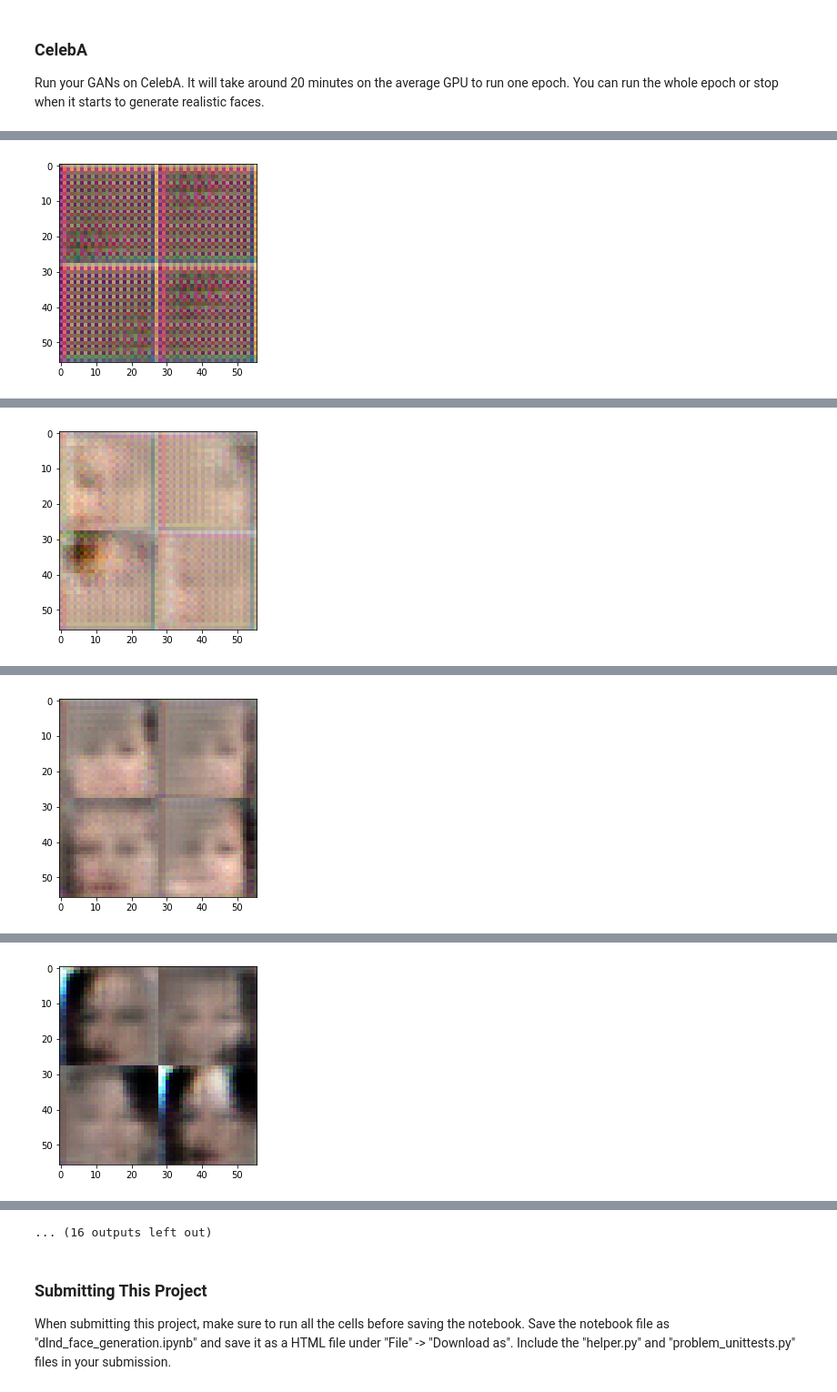
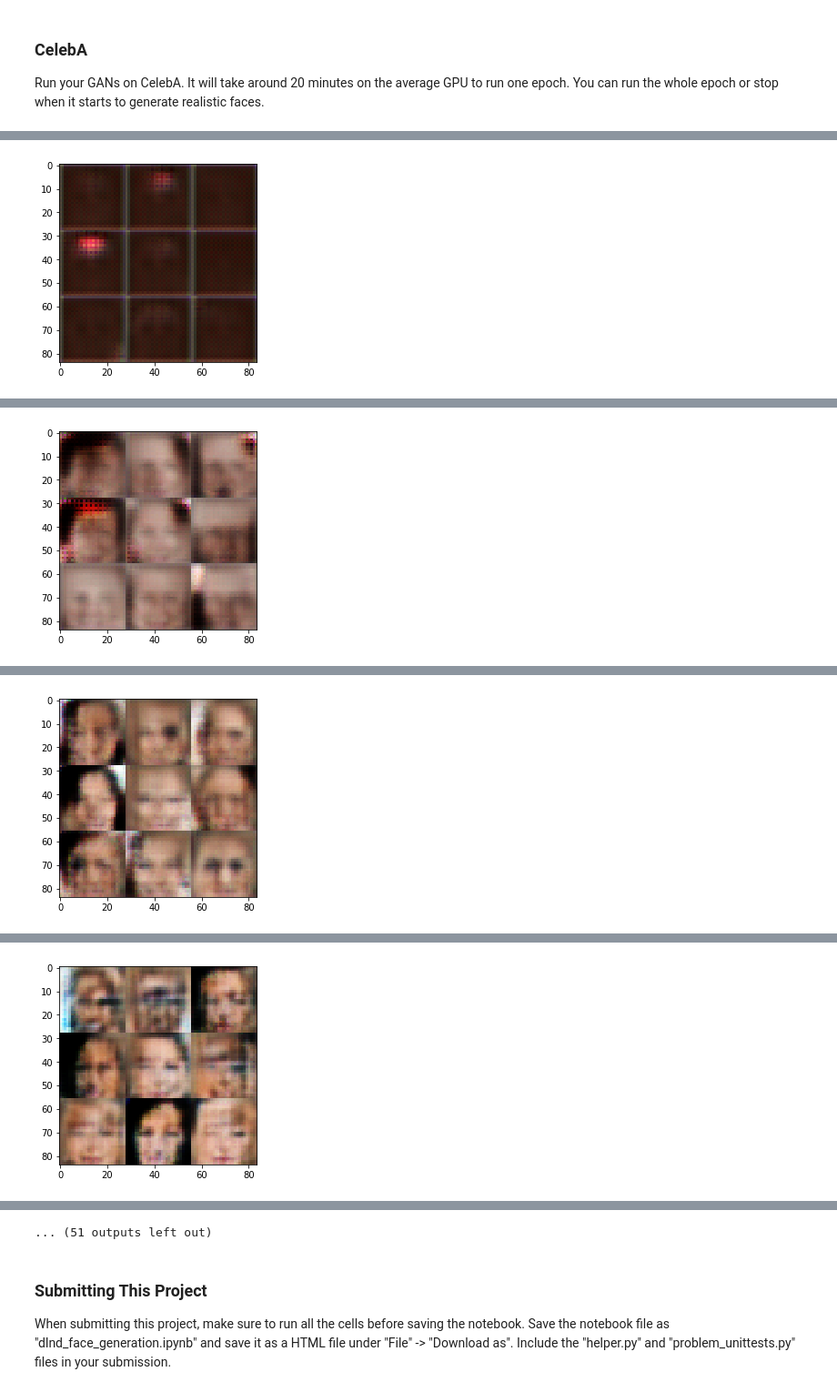
Before and after one commit to mikeacre/dlnd_p5, a Jupyter notebook: dlnd_face_generation.ipynb, the cells around one changed output, grey strips where cells are left out. Shown at 91% size. Cells and saved outputs as stored; diff of their text form; code cells hidden in the pictures.

```diff
--- a/dlnd_face_generation.ipynb
+++ b/dlnd_face_generation.ipynb
@@ -149,16 +149,14 @@ def discriminator(images, reuse=False):
 
     # Set Alpha for relu
     alpha = 0.1
-    print(images[0].shape)
     with tf.variable_scope('discriminator', reuse=reuse):
         #input layer is 28x28xdim (1 or 3)
         n1 = tf.tanh(images)
-        c1 = tf.layers.conv2d(n1, 128, 6, strides=2, padding='same')
+        c1 = tf.layers.conv2d(n1, 128, 5, strides=2, padding='same')
         o1 = tf.maximum(alpha * c1, c1)
-        d1 = tf.nn.dropout(o1, 0.9)
         #oupt 14x14x128
 
-        c2 = tf.layers.conv2d(d1, 256, 3, strides=2, padding='same')
+        c2 = tf.layers.conv2d(o1, 256, 5, strides=2, padding='same')
         b2 = tf.layers.batch_normalization(c2)
         o2 = tf.maximum(alpha * b2, b2)
         #output = 7x7x256
@@ -213,7 +209,7 @@ def generator(z, output_dim, is_train=True):
         o4 = tf.layers.conv2d_transpose(o3, output_dim, 5, strides=1, padding='same')
         ## 28 x 28 x out dim
 
-        #d4 = tf.nn.dropout(o4, 0.9)
+        d4 = tf.nn.dropout(o4, 0.5)
         out = tf.tanh(o4)
 
 
@@ -364,6 +358,7 @@ def train(epoch_count, batch_size, z_dim, learning_rate, beta1, get_batches, dat
         sess.run(tf.global_variables_initializer())
         for epoch_i in range(epoch_count):
             for batch_images in get_batches(batch_size):
+                batch_images = batch_images * 1.8
                 # TODO: Train Model
                 steps += 1
                 batch_z = np.random.uniform(-1, 1, size=(batch_size, z_dim))
@@ -382,9 +377,9 @@ def train(epoch_count, batch_size, z_dim, learning_rate, beta1, get_batches, dat
                     # Save losses to view after training
 
                 if steps % 100 == 0:
-                    show_generator_output(sess, 5, z_data, z, data_image_mode)
+                    show_generator_output(sess, 10, z_data, z, data_image_mode)
 
-            show_generator_output(sess, 5, z_data, z, data_image_mode)
+            show_generator_output(sess, 10, z_data, z, data_image_mode)
 # %% [markdown]
 ### MNIST
 Test your GANs architecture on MNIST.  After 2 epochs, the GANs should be able to generate images that look like handwritten digits.  Make sure the loss of the generator is lower than the loss of the discriminator or close to 0.
@@ -425,10 +418,10 @@ Epoch 1/2... Discriminator Loss: 1.3143... Generator Loss: 0.7349
 ### CelebA
 Run your GANs on CelebA.  It will take around 20 minutes on the average GPU to run one epoch.  You can run the whole epoch or stop when it starts to generate realistic faces.
 # %%
-batch_size = 32
-z_dim = 100
-learning_rate = 0.0002
-beta1 = 0.4
+batch_size = 64
+z_dim = 128
+learning_rate = 0.0005
+beta1 = 0.2
 
 
 """
@@ -448 +439 @@ Epoch 1/1... Discriminator Loss: 1.6956... Generator Loss: 0.3483
-[figure, old version]
+[figure, new version]
@@ -450 +441 @@ Epoch 1/1... Discriminator Loss: 1.2773... Generator Loss: 0.7904
-[figure, old version]
+[figure, new version]
@@ -452 +443 @@ Epoch 1/1... Discriminator Loss: 1.0169... Generator Loss: 1.1422
-[figure, old version]
+[figure, new version]
@@ -454 +445 @@ Epoch 1/1... Discriminator Loss: 1.2660... Generator Loss: 0.8221
-[figure, old version]
+[figure, new version]
@@ -459,4 +450,4 @@ Epoch 1/1... Discriminator Loss: 1.0417... Generator Loss: 0.9715
-... (16 outputs left out)
+... (51 outputs left out)
 # %% [markdown]
 ### Submitting This Project
 When submitting this project, make sure to run all the cells before saving the notebook. Save the notebook file as "dlnd_face_generation.ipynb" and save it as a HTML file under "File" -> "Download as". Include the "helper.py" and "problem_unittests.py" files in your submission.
```
Also changed, not shown: parts of 4 cells of this notebook, 1 other file.
